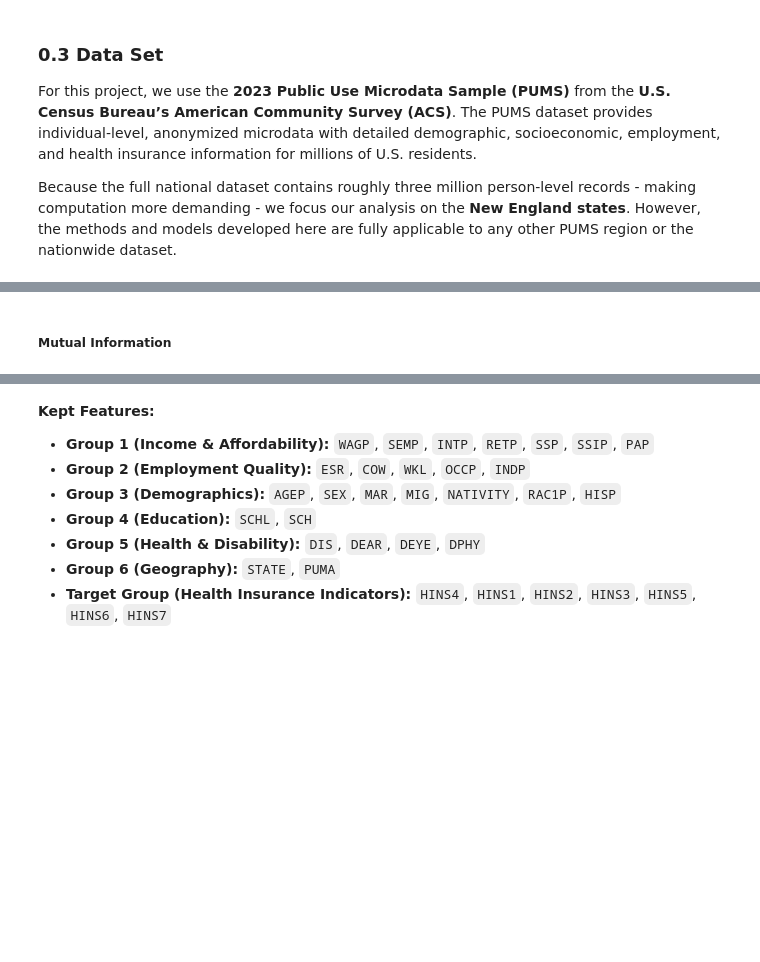
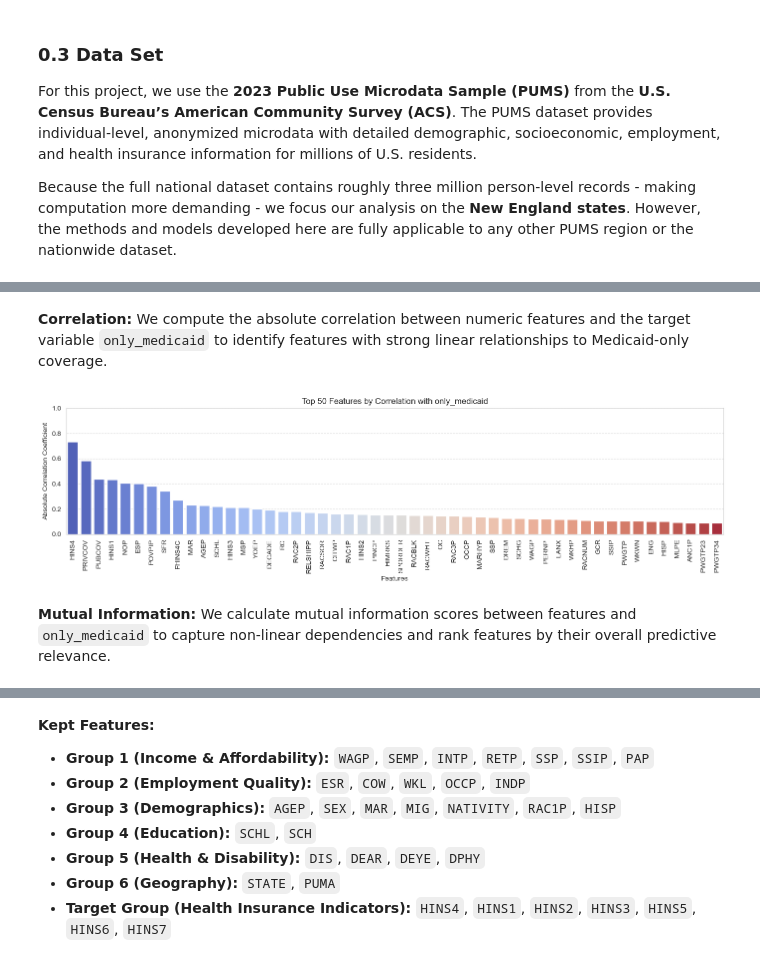
Before and after one commit to UnicornnGrg/AppliedMachineLearning, a Jupyter notebook: Project_Report.ipynb, the cells around one changed output, grey strips where cells are left out. Saved outputs shown, nothing was run; the diff lists cells and outputs as text; code cells hidden in the pictures; blank space fills up the shorter version.

Commit message:
clean up notebook section 1

```diff
--- a/Project_Report.ipynb
+++ b/Project_Report.ipynb
@@ -259,2 +256,47 @@ Features with correlation > 0.3 to Medicaid: 6 features
+# %%
+# Create target variable: only_medicaid (only for this analysis, later again defined in Section 2.3)
+insurance_cols = ['HINS1', 'HINS2', 'HINS3', 'HINS5', 'HINS6', 'HINS7']
+
+df_raw['only_medicaid'] = np.where(
+    (df_raw['HINS4'] == 1) & df_raw[insurance_cols].eq(2).all(axis=1),
+    1,
+    0
+)
+# %% [markdown]
+**Correlation:** We compute the absolute correlation between numeric features and the target variable `only_medicaid` to identify features with strong linear relationships to Medicaid-only coverage.
+# %%
+# Define numeric columns
+numeric_cols = df_raw.select_dtypes(include=[np.number]).columns
+
+# Calculate correlation of all numeric features with only_medicaid
+corr_with_target = (
+    df_raw[numeric_cols]
+    .corrwith(df_raw['only_medicaid'])
+    .abs()
+    .sort_values(ascending=False)
+)
+
+# Remove target itself from the results
+corr_with_target = corr_with_target.drop('only_medicaid', errors='ignore')
+
+# Convert to DataFrame
+corr_df = pd.DataFrame(corr_with_target, columns=['Correlation Coefficient'])
+
+# Get top 50 features
+top_50 = corr_df.head(50)
+
+# Plot
+plt.figure(figsize=(14, 4))
+sns.barplot(x=top_50.index, y=top_50['Correlation Coefficient'], palette='coolwarm')
+plt.title('Top 50 Features by Correlation with only_medicaid')
+plt.xlabel('Features')
+plt.ylabel('Absolute Correlation Coefficient')
+plt.ylim(0, 1)
+plt.xticks(rotation=90)
+plt.grid(axis='y', linestyle='--', alpha=0.7)
+plt.tight_layout()
+plt.show()
+# %% [output]
+[figure, added]
 # %% [markdown]
-##### Mutual Information
+**Mutual Information:** We calculate mutual information scores between features and `only_medicaid` to capture non-linear dependencies and rank features by their overall predictive relevance.
```
Also changed, not shown: parts of 45 cells of this notebook.
